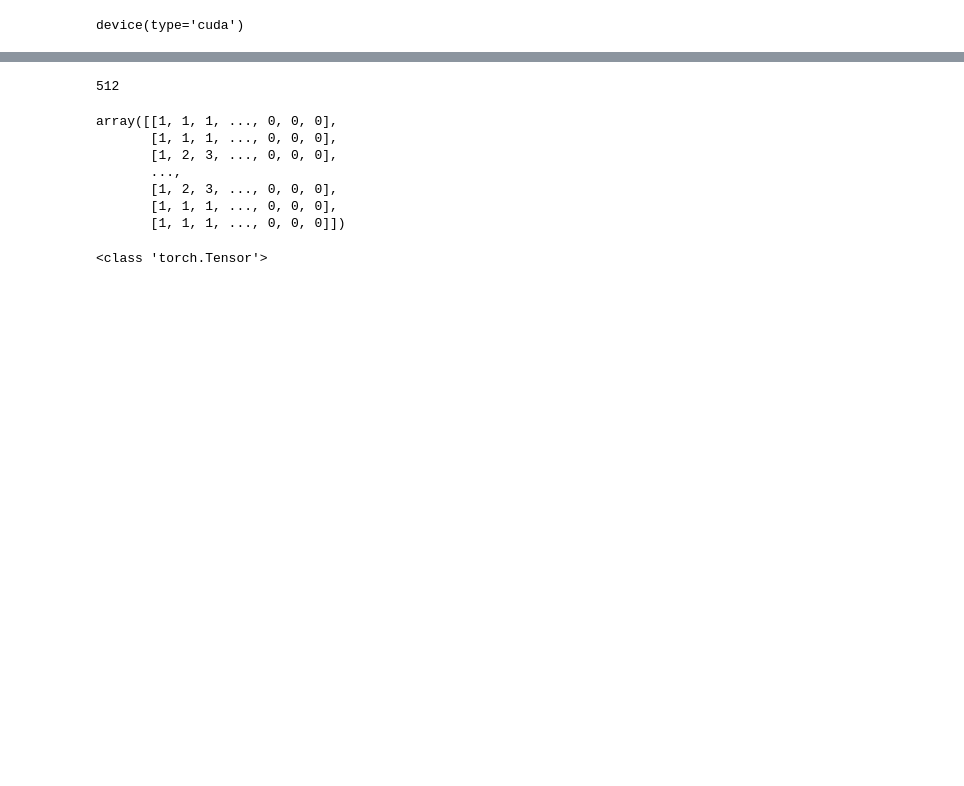
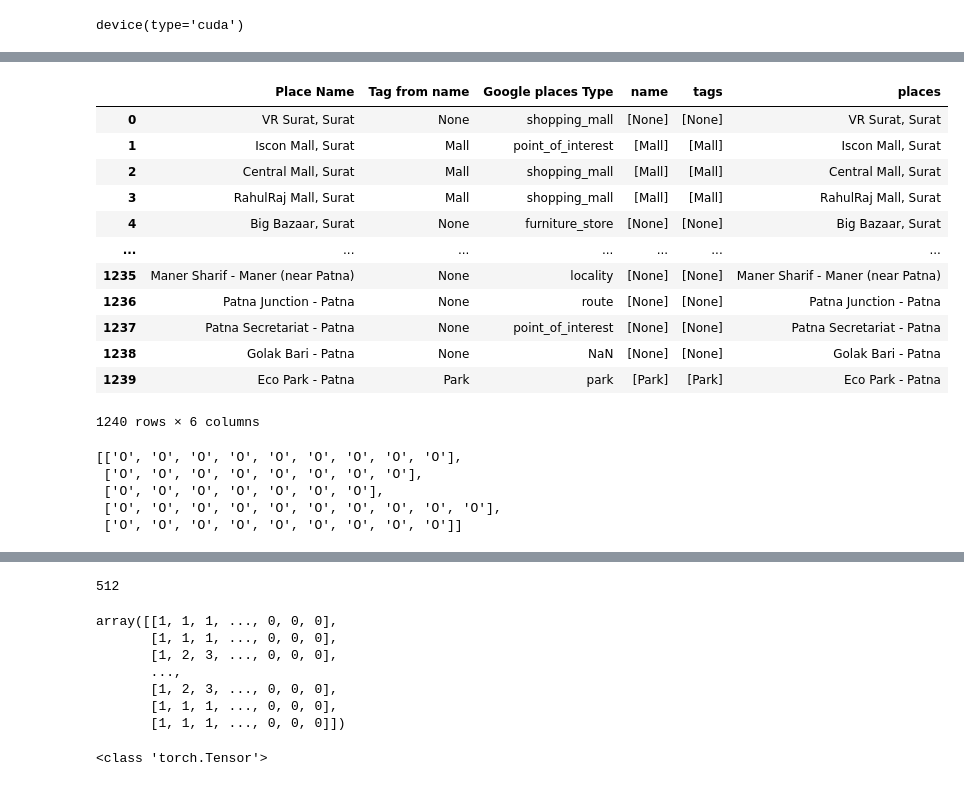
Before and after one commit to ChaitaliV/Location-Extractor, a Jupyter notebook: tagging_model.ipynb, the cells around one changed output, grey strips where cells are left out. Cells and saved outputs as stored; diff of their text form; code cells hidden in the pictures; blank space fills up the shorter version.

```diff
--- a/tagging_model.ipynb
+++ b/tagging_model.ipynb
@@ -94,2 +94,20 @@ df
+# %%
+df['places'] = df['Place Name']
+# %%
+df
+# %% [output]
+|  | Place Name | Tag from name | Google places Type | name | tags | places |
+| 0 | VR Surat, Surat | None | shopping_mall | [None] | [None] | VR Surat, Surat |
+| 1 | Iscon Mall, Surat | Mall | point_of_interest | [Mall] | [Mall] | Iscon Mall, Surat |
+| 2 | Central Mall, Surat | Mall | shopping_mall | [Mall] | [Mall] | Central Mall, Surat |
+| 3 | RahulRaj Mall, Surat | Mall | shopping_mall | [Mall] | [Mall] | RahulRaj Mall, Surat |
+| 4 | Big Bazaar, Surat | None | furniture_store | [None] | [None] | Big Bazaar, Surat |
+| ... | ... | ... | ... | ... | ... | ... |
+| 1235 | Maner Sharif - Maner (near Patna) | None | locality | [None] | [None] | Maner Sharif - Maner (near Patna) |
+| 1236 | Patna Junction - Patna | None | route | [None] | [None] | Patna Junction - Patna |
+| 1237 | Patna Secretariat - Patna | None | point_of_interest | [None] | [None] | Patna Secretariat - Patna |
+| 1238 | Golak Bari - Patna | None | NaN | [None] | [None] | Golak Bari - Patna |
+| 1239 | Eco Park - Patna | Park | park | [Park] | [Park] | Eco Park - Patna |
+1240 rows × 6 columns
 # %%
 # Creating sentence, label lists and adding Bert tokens
@@ -130,3 +142,11 @@ def tokenize_label(text, labels):
+# %%
+input_labels
+# %% [output]
+[['O', 'O', 'O', 'O', 'O', 'O', 'O', 'O', 'O'],
+ ['O', 'O', 'O', 'O', 'O', 'O', 'O', 'O'],
+ ['O', 'O', 'O', 'O', 'O', 'O', 'O'],
+ ['O', 'O', 'O', 'O', 'O', 'O', 'O', 'O', 'O', 'O'],
+ ['O', 'O', 'O', 'O', 'O', 'O', 'O', 'O', 'O']]
 # %%
 input_labels = []
 for p in range (0,len(df)):
```
Also changed, not shown: parts of 12 cells of this notebook.
